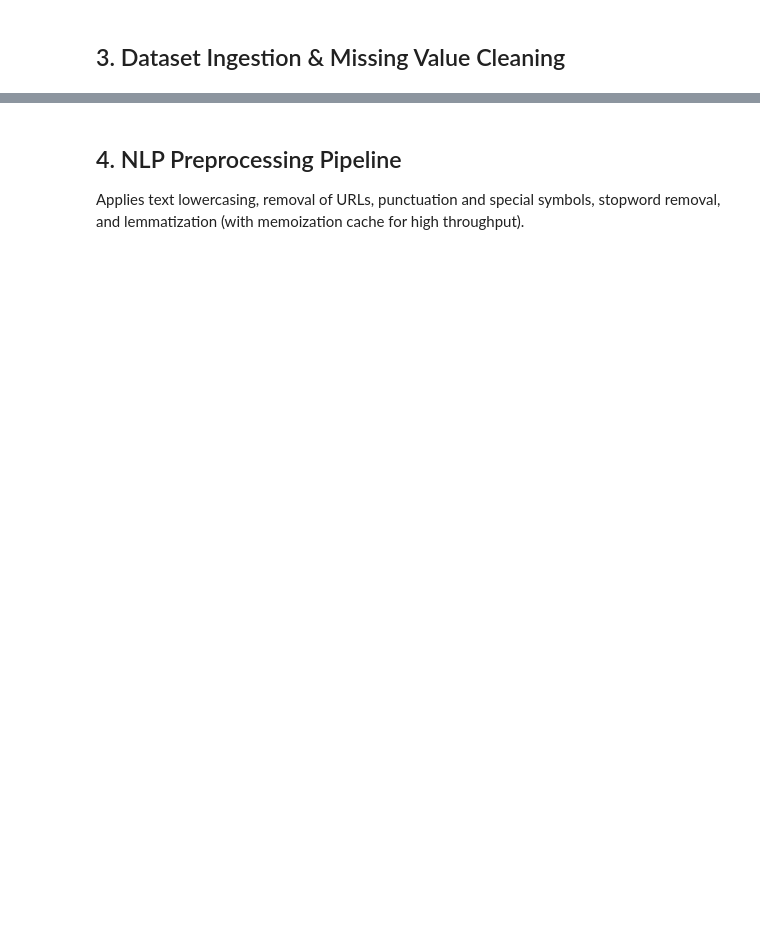
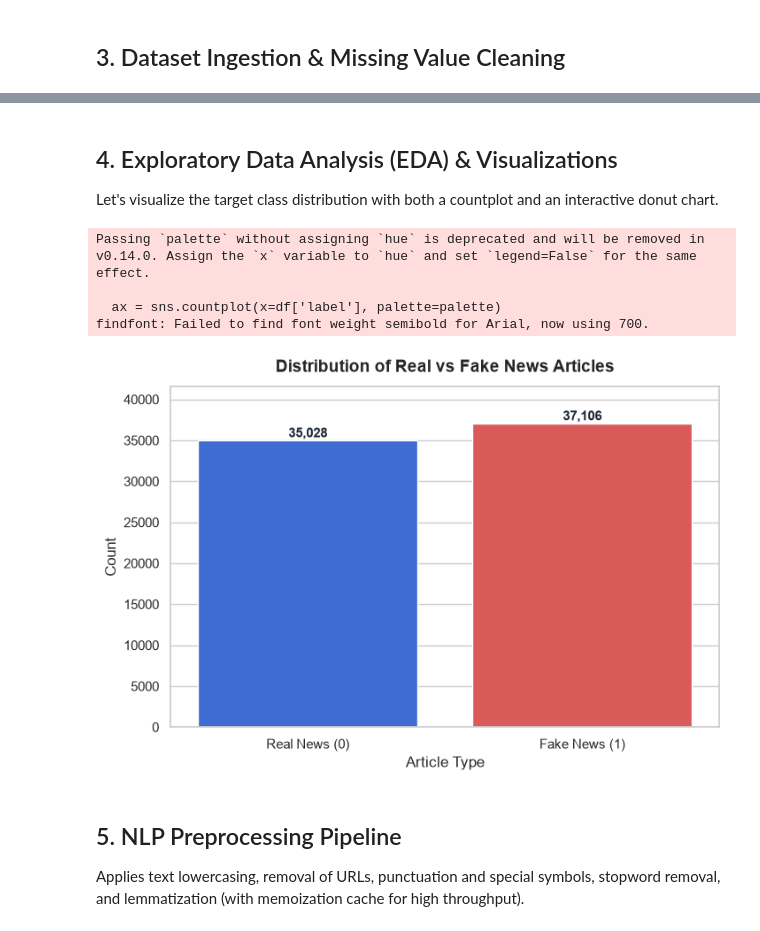
Before and after one commit to hmmdsiyam-maker/fake-news-detection, a Jupyter notebook: fake-news-ml/notebooks/01_model_training.ipynb, the cells around one changed output, grey strips where cells are left out. Cells and saved outputs as stored; diff of their text form; code cells hidden in the pictures; blank space fills up the shorter version.

```diff
--- a/fake-news-ml/notebooks/01_model_training.ipynb
+++ b/fake-news-ml/notebooks/01_model_training.ipynb
@@ -54,0 +65,15 @@ print(f"Models directory : {os.path.abspath(MODELS_DIR)}")
+# %%
+# Locate dataset across multiple possible kernel working directories
+candidate_paths = [
+    os.path.join(os.getcwd(), "data", "Dataset.csv"),
+    os.path.join(os.getcwd(), "fake-news-ml", "data", "Dataset.csv"),
+    os.path.abspath(os.path.join(os.getcwd(), "..", "data", "Dataset.csv")),
+    os.path.abspath(os.path.join(os.getcwd(), "..", "fake-news-ml", "data", "Dataset.csv")),
+]
+
+DATA_PATH = next((p for p in candidate_paths if os.path.exists(p)), candidate_paths[0])
+MODELS_DIR = os.path.join(os.path.dirname(os.path.dirname(DATA_PATH)), "models")
+os.makedirs(MODELS_DIR, exist_ok=True)
+
+print(f"[*] Dataset location : {os.path.abspath(DATA_PATH)} (Found: {os.path.exists(DATA_PATH)})")
+print(f"[*] Models directory : {os.path.abspath(MODELS_DIR)}")
@@ -81,0 +132,27 @@ print(f"Target distribution:\n{df['label'].value_counts()}")
+# %% [markdown]
+## 4. Exploratory Data Analysis (EDA) & Visualizations
+Let's visualize the target class distribution with both a countplot and an interactive donut chart.
+# %%
+# 1. Target Class Distribution Bar Plot
+plt.figure(figsize=(8, 5))
+palette = ['#2563eb', '#ef4444']  # Blue for Real (0), Red for Fake (1)
+ax = sns.countplot(x=df['label'], palette=palette)
+plt.xlabel("Article Type", fontsize=12)
+plt.ylabel("Count", fontsize=12)
+plt.title("Distribution of Real vs Fake News Articles", fontsize=14, fontweight='bold', pad=12)
+
+# Annotate counts on top of bars
+for p in ax.patches:
+    ax.annotate(f'{int(p.get_height()):,}',
+                (p.get_x() + p.get_width() / 2, p.get_height()),
+                ha='center', va='bottom', fontsize=11, fontweight='semibold', color='#1e293b')
+
+plt.xticks([0, 1], ["Real News (0)", "Fake News (1)"], fontsize=11)
+plt.ylim(0, max(df['label'].value_counts()) * 1.12)
+plt.show()
+# %% [output]
+Passing `palette` without assigning `hue` is deprecated and will be removed in v0.14.0. Assign the `x` variable to `hue` and set `legend=False` for the same effect.
+
+  ax = sns.countplot(x=df['label'], palette=palette)
+findfont: Failed to find font weight semibold for Arial, now using 700.
+[figure, added]
@@ -82,5 +174,5 @@ print(f"Target distribution:\n{df['label'].value_counts()}")
 # %% [markdown]
-## 4. NLP Preprocessing Pipeline
+## 5. NLP Preprocessing Pipeline
 Applies text lowercasing, removal of URLs, punctuation and special symbols, stopword removal, and lemmatization (with memoization cache for high throughput).
 # %%
 # Initialize NLTK components
```
Also changed, not shown: parts of 27 cells of this notebook, 9 other files.
